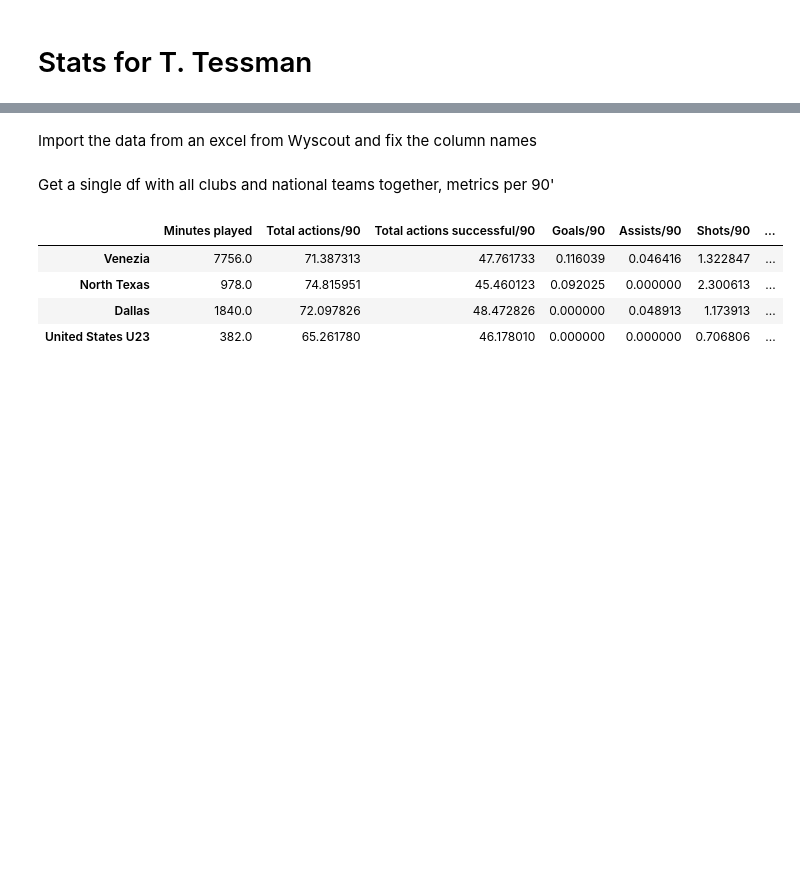
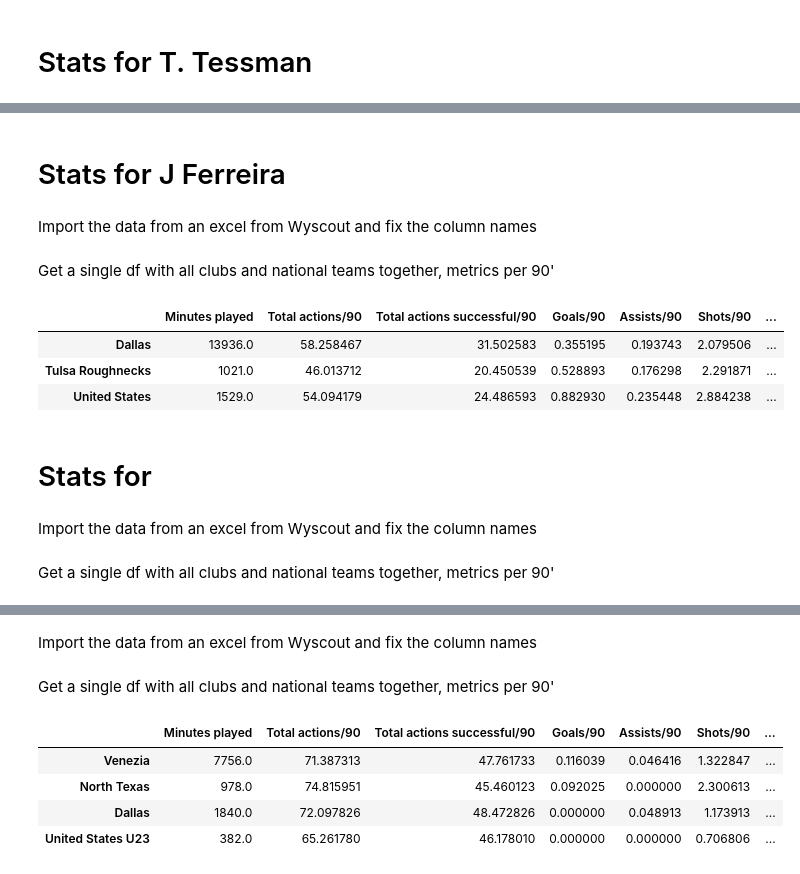
Before and after one commit to Tommy-Las/FootballAnalytics-FinalProject, a Jupyter notebook: code.ipynb, the cells around one changed output, grey strips where cells are left out. Saved outputs shown, nothing was run; the diff lists cells and outputs as text; code cells hidden in the pictures; blank space fills up the shorter version.

Commit message:
Stats for J. Ferreira added

```diff
--- a/code.ipynb
+++ b/code.ipynb
@@ -397,0 +432,39 @@ luna_teams_df
+# %% [markdown]
+# Stats for J Ferreira
+# %% [markdown]
+Import the data from an excel from Wyscout and fix the column names
+# %%
+ferreira_df = pd.read_excel("USA Data/Player stats J. Ferreira.xlsx")
+# %% [markdown]
+Get a single df with all clubs and national teams together, metrics per 90'
+# %%
+cols = ["Team", 'Minutes played',
+       'Total actions', 'Total actions successful', 'Goals', 'Assists',
+       'Shots', 'Shots on target', 'xG', 'Passes', 'Passes accurate',
+       'Long passes', 'Long passes accurate', 'Crosses', 'Crosses accurate',
+       'Dribbles', 'Dribbles successful', 'Duels', 'Duels won',
+       'Interceptions', 'Losses', 'Losses own half', 'Recoveries',
+       'Recoveries opp. half', 'Yellow card', 'Red card', 'Defensive duels',
+       'Defensive duels won', 'Loose ball duels', 'Loose ball duels won',
+       'Sliding tackles', 'Sliding tackles successful', 'Clearances', 'Fouls',
+       'Yellow cards', 'Red cards', 'Shot assists', 'Offensive duels',
+       'Offensive duels won', 'Touches in penalty area', 'Offsides',
+       'Progressive runs', 'Fouls suffered', 'Through passes',
+       'Through passes accurate', 'xA', 'Second assists',
+       'Passes to final third', 'Passes to final third accurate',
+       'Passes to penalty area', 'Passes to penalty area accurate',
+       'Received passes', 'Forward passes', 'Forward passes accurate',
+       'Back passes', 'Back passes accurate']
+
+teams = ["Dallas", "Tulsa Roughnecks", "United States"]
+ferreira_teams_df = df_all_teams(ferreira_df, teams, cols)
+ferreira_teams_df
+# %% [output]
+|  | Minutes played | Total actions/90 | Total actions successful/90 | Goals/90 | Assists/90 | Shots/90 | ... |
+| Dallas | 13936.0 | 58.258467 | 31.502583 | 0.355195 | 0.193743 | 2.079506 | ... |
+| Tulsa Roughnecks | 1021.0 | 46.013712 | 20.450539 | 0.528893 | 0.176298 | 2.291871 | ... |
+| United States | 1529.0 | 54.094179 | 24.486593 | 0.882930 | 0.235448 | 2.884238 | ... |
+# %% [markdown]
+# Stats for
+# %% [markdown]
+Import the data from an excel from Wyscout and fix the column names
@@ -397,0 +473,2 @@ luna_teams_df
+# %% [markdown]
+Get a single df with all clubs and national teams together, metrics per 90'
```
Also changed, not shown: parts of 17 cells of this notebook.
